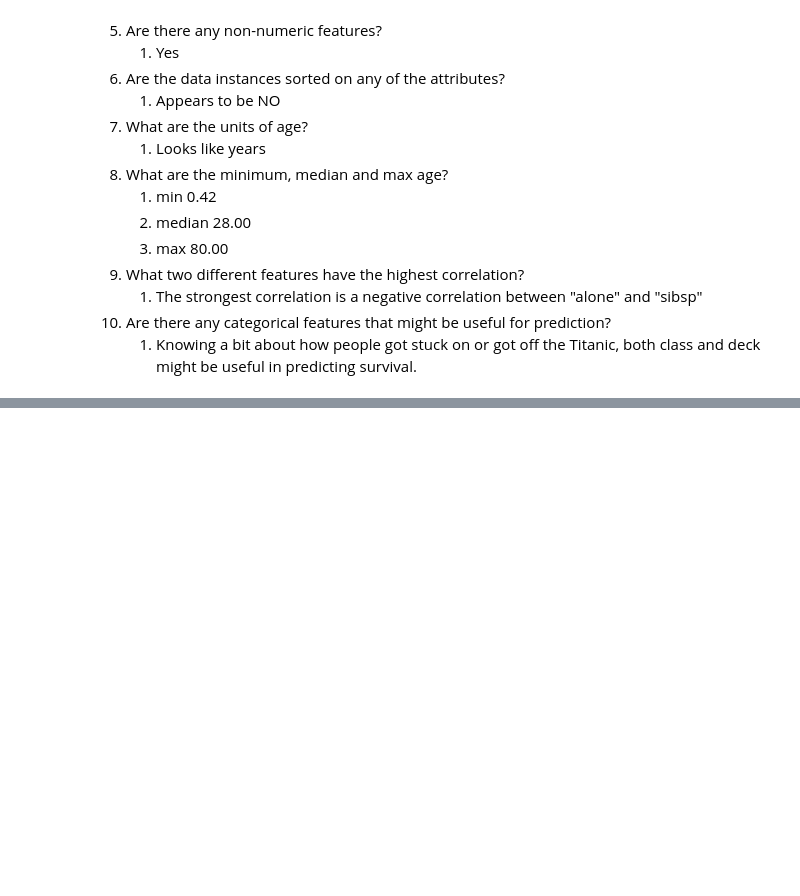
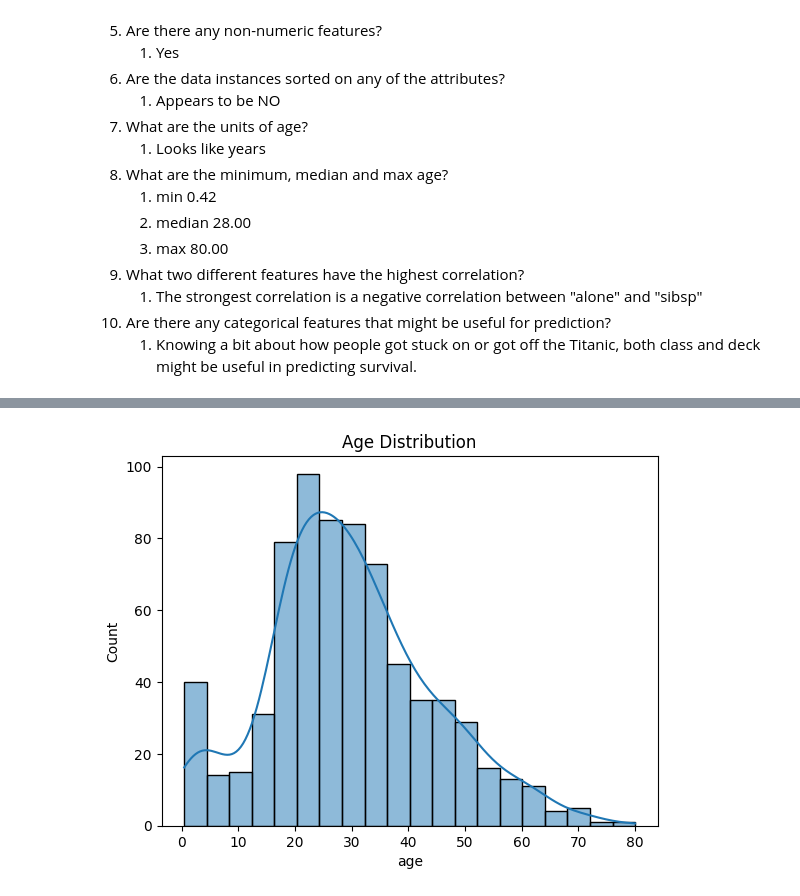
Before and after one commit to matthewpblock/applied-ml-matthew-block, a Jupyter notebook: notebooks/project02/ml02_block.ipynb, the cells around one changed output, grey strips where cells are left out. Cells and saved outputs as stored; diff of their text form; code cells hidden in the pictures; blank space fills up the shorter version.

```diff
--- a/notebooks/project02/ml02_block.ipynb
+++ b/notebooks/project02/ml02_block.ipynb
@@ -166,0 +195,6 @@ Name: age, dtype: float64
+# %%
+sns.histplot(titanic['age'], kde=True)
+plt.title('Age Distribution')
+plt.show()
+# %% [output]
+[figure, added]
```
Also changed, not shown: parts of 6 cells of this notebook.
